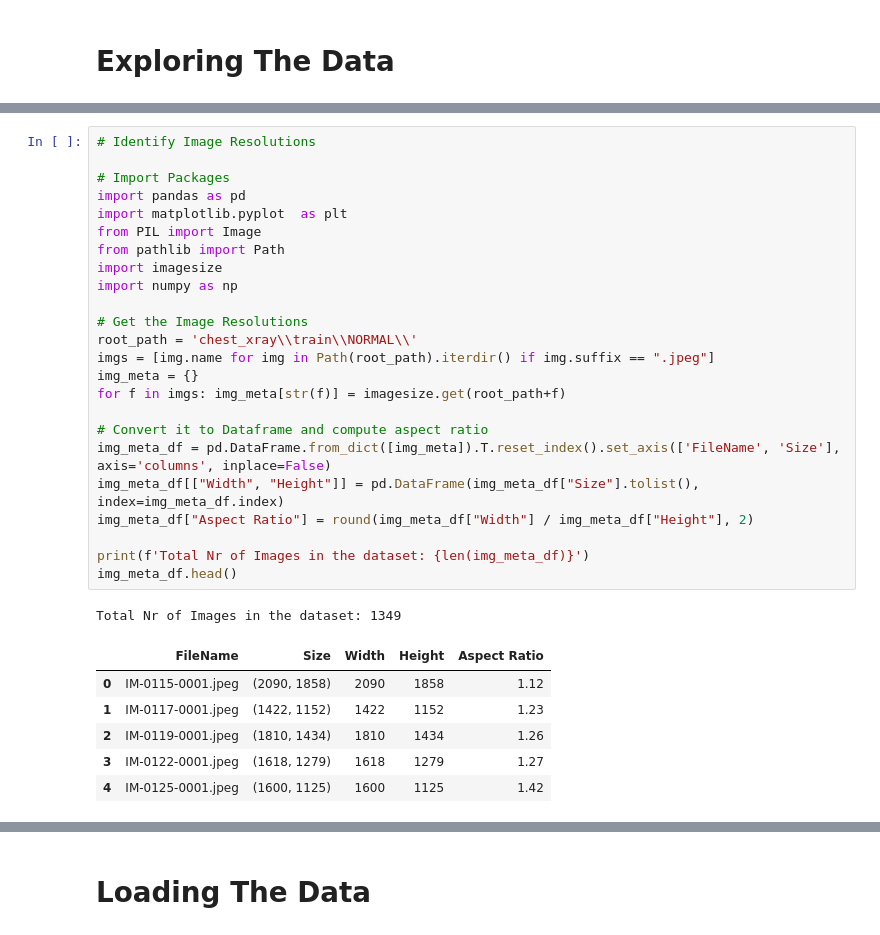
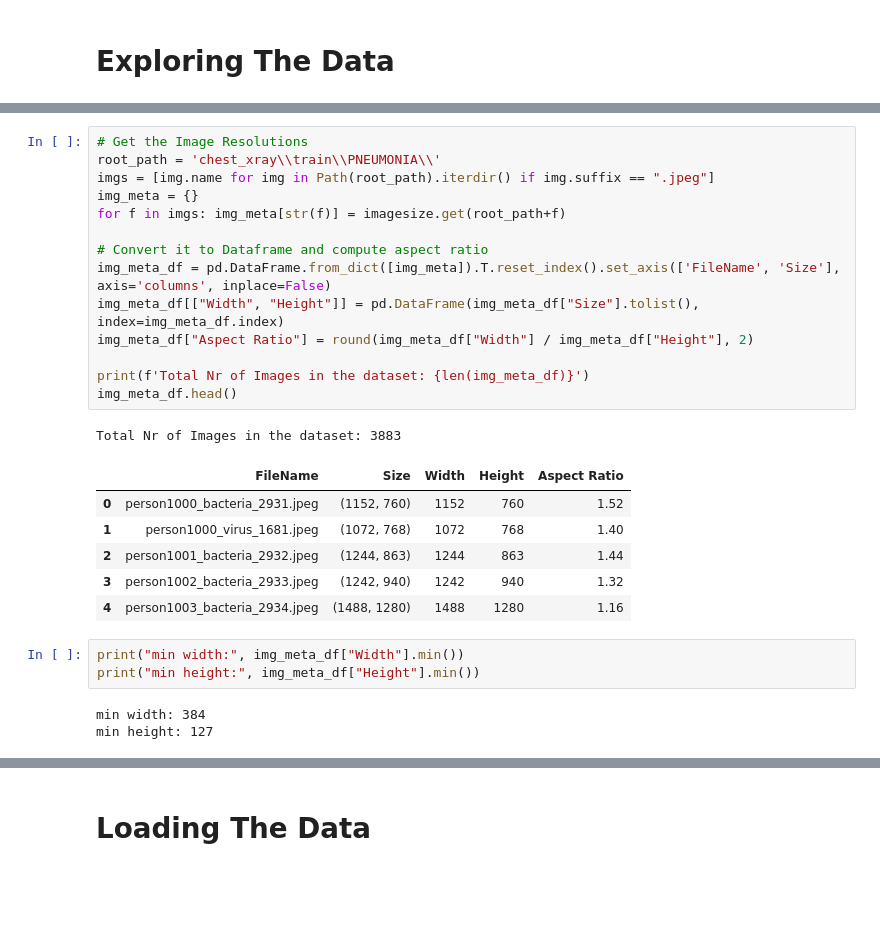
Before and after one commit to joni-menahem/DeepLearning-DrorLederman-assign1_2, a Jupyter notebook: assign1_FIX.ipynb, the cells around one changed output, grey strips where cells are left out. Cells and saved outputs as stored; diff of their text form; blank space fills up the shorter version.

```diff
--- a/assign1_FIX.ipynb
+++ b/assign1_FIX.ipynb
@@ -45,35 +26,31 @@ from keras.layers import Dense, Input, Conv2D, MaxPool2D, Flatten
 # %%
-# Identify Image Resolutions
-
-# Import Packages
-import pandas as pd
-import matplotlib.pyplot  as plt
-from PIL import Image
-from pathlib import Path
-import imagesize
-import numpy as np
-
 # Get the Image Resolutions
-root_path = 'chest_xray\\train\\NORMAL\\'
+root_path = 'chest_xray\\train\\PNEUMONIA\\'
 imgs = [img.name for img in Path(root_path).iterdir() if img.suffix == ".jpeg"]
 img_meta = {}
 for f in imgs: img_meta[str(f)] = imagesize.get(root_path+f)
 
 # Convert it to Dataframe and compute aspect ratio
 img_meta_df = pd.DataFrame.from_dict([img_meta]).T.reset_index().set_axis(['FileName', 'Size'], axis='columns', inplace=False)
 img_meta_df[["Width", "Height"]] = pd.DataFrame(img_meta_df["Size"].tolist(), index=img_meta_df.index)
 img_meta_df["Aspect Ratio"] = round(img_meta_df["Width"] / img_meta_df["Height"], 2)
 
 print(f'Total Nr of Images in the dataset: {len(img_meta_df)}')
 img_meta_df.head()
 # %% [output]
-Total Nr of Images in the dataset: 1349
+Total Nr of Images in the dataset: 3883
 |  | FileName | Size | Width | Height | Aspect Ratio |
-| 0 | IM-0115-0001.jpeg | (2090, 1858) | 2090 | 1858 | 1.12 |
-| 1 | IM-0117-0001.jpeg | (1422, 1152) | 1422 | 1152 | 1.23 |
-| 2 | IM-0119-0001.jpeg | (1810, 1434) | 1810 | 1434 | 1.26 |
-| 3 | IM-0122-0001.jpeg | (1618, 1279) | 1618 | 1279 | 1.27 |
-| 4 | IM-0125-0001.jpeg | (1600, 1125) | 1600 | 1125 | 1.42 |
+| 0 | person1000_bacteria_2931.jpeg | (1152, 760) | 1152 | 760 | 1.52 |
+| 1 | person1000_virus_1681.jpeg | (1072, 768) | 1072 | 768 | 1.40 |
+| 2 | person1001_bacteria_2932.jpeg | (1244, 863) | 1244 | 863 | 1.44 |
+| 3 | person1002_bacteria_2933.jpeg | (1242, 940) | 1242 | 940 | 1.32 |
+| 4 | person1003_bacteria_2934.jpeg | (1488, 1280) | 1488 | 1280 | 1.16 |
+# %%
+print("min width:", img_meta_df["Width"].min())
+print("min height:", img_meta_df["Height"].min())
+# %% [output]
+min width: 384
+min height: 127
 # %%
 # Visualize Image Resolutions
 
```
Also changed, not shown: parts of 43 cells of this notebook.
